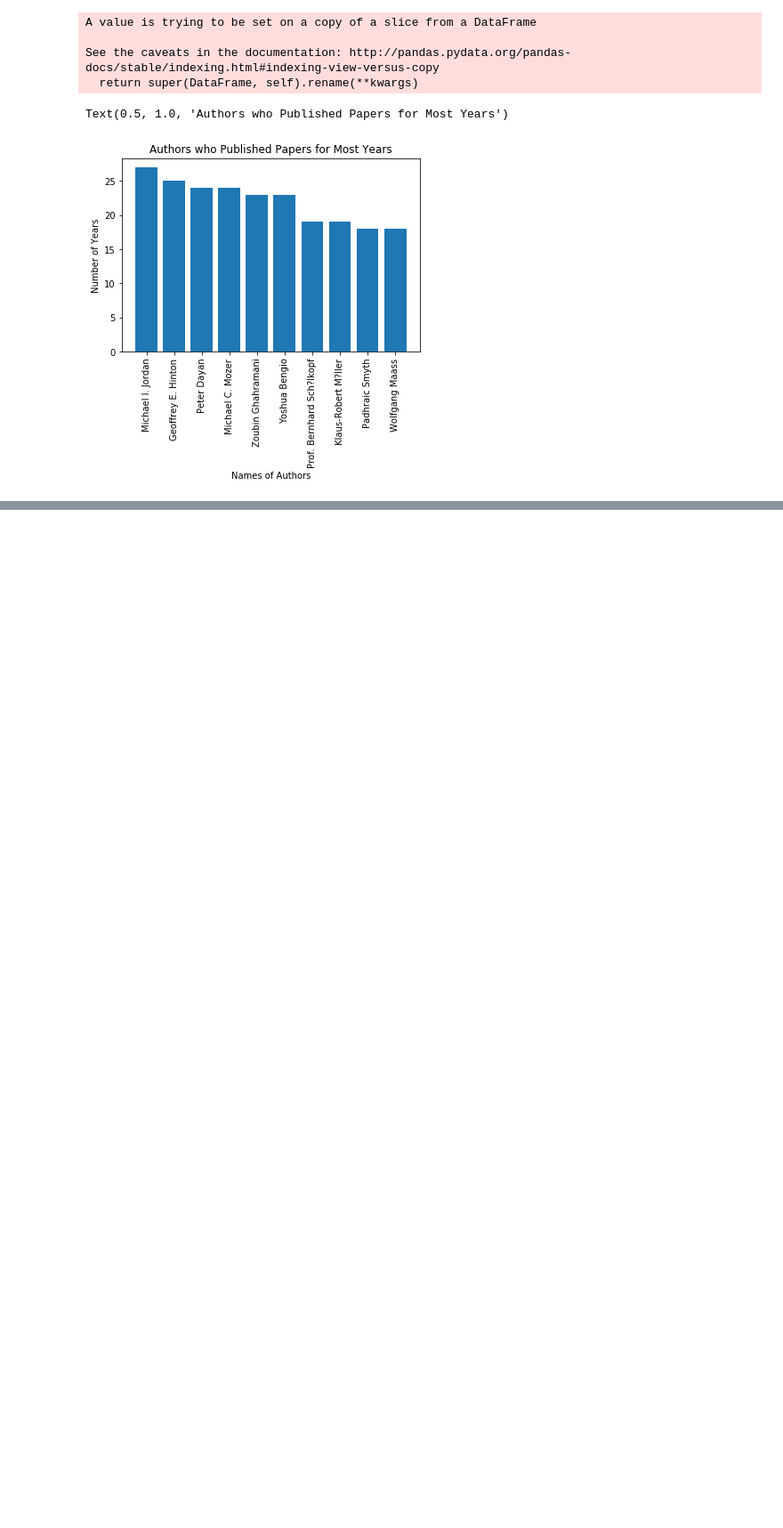
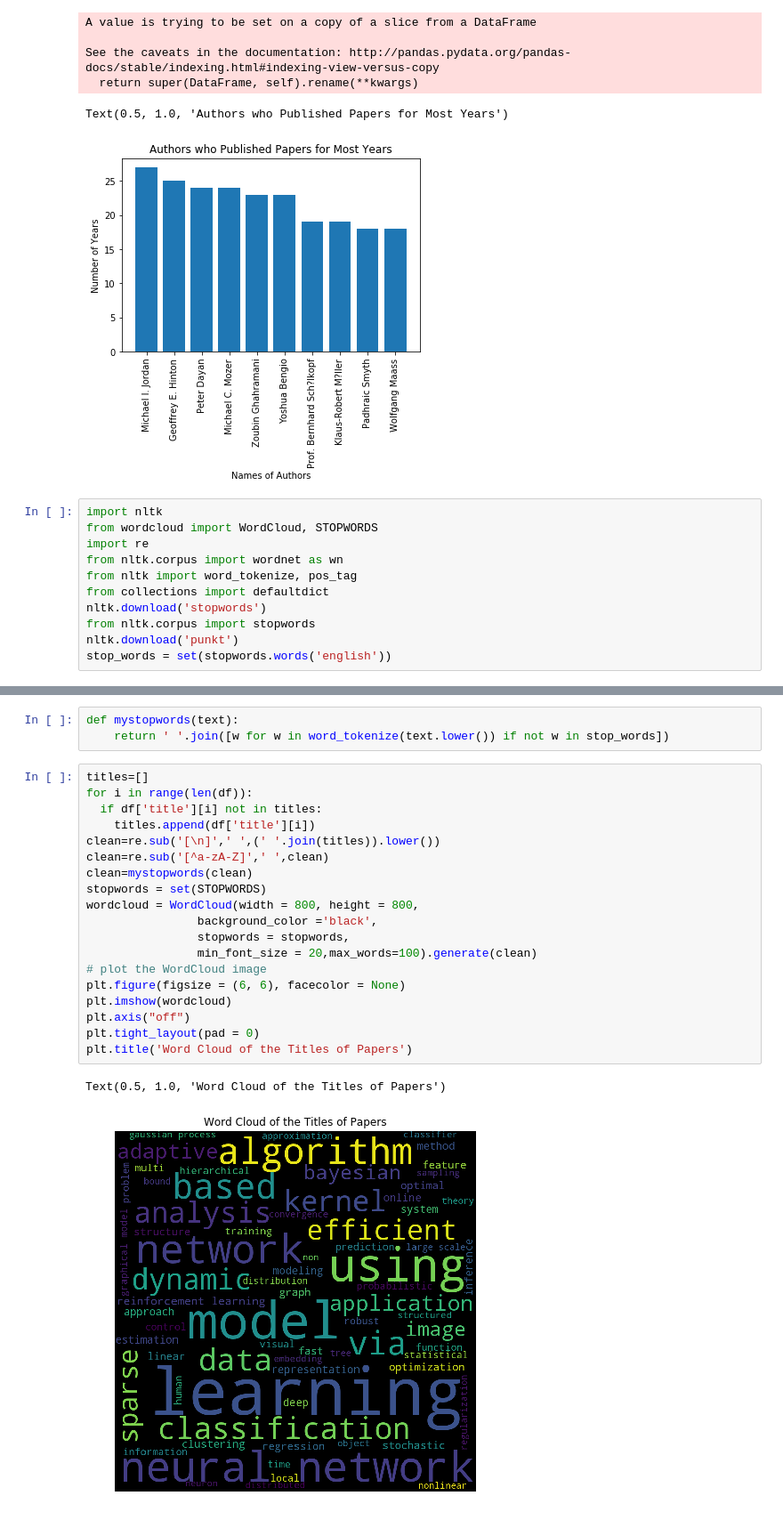
Before and after one commit to manashpratim/NIPS-Analysis, a Jupyter notebook: NIPS_Analysis.ipynb, the cells around one changed output, grey strips where cells are left out. Shown: that part at 89% size. Cells and saved outputs as stored; diff of their text form; blank space fills up the shorter version.

```diff
--- a/NIPS_Analysis.ipynb
+++ b/NIPS_Analysis.ipynb
@@ -109,3 +109,14 @@ See the caveats in the documentation: http://pandas.pydata.org/pandas-docs/stabl
   return super(DataFrame, self).rename(**kwargs)
 Text(0.5, 1.0, 'Authors who Published Papers for Most Years')
 [figure]
+# %%
+import nltk
+from wordcloud import WordCloud, STOPWORDS
+import re
+from nltk.corpus import wordnet as wn
+from nltk import word_tokenize, pos_tag
+from collections import defaultdict
+nltk.download('stopwords')
+from nltk.corpus import stopwords
+nltk.download('punkt')
+stop_words = set(stopwords.words('english'))
@@ -111,0 +128,25 @@ Text(0.5, 1.0, 'Authors who Published Papers for Most Years')
+# %%
+def mystopwords(text):
+    return ' '.join([w for w in word_tokenize(text.lower()) if not w in stop_words])
+# %%
+titles=[]
+for i in range(len(df)):
+  if df['title'][i] not in titles:
+    titles.append(df['title'][i])
+clean=re.sub('[\n]',' ',(' '.join(titles)).lower())
+clean=re.sub('[^a-zA-Z]',' ',clean)
+clean=mystopwords(clean)
+stopwords = set(STOPWORDS)
+wordcloud = WordCloud(width = 800, height = 800,
+                background_color ='black',
+                stopwords = stopwords,
+                min_font_size = 20,max_words=100).generate(clean)
+# plot the WordCloud image
+plt.figure(figsize = (6, 6), facecolor = None)
+plt.imshow(wordcloud)
+plt.axis("off")
+plt.tight_layout(pad = 0)
+plt.title('Word Cloud of the Titles of Papers')
+# %% [output]
+Text(0.5, 1.0, 'Word Cloud of the Titles of Papers')
+[figure, added]
```
Also changed, not shown: parts of 1 cell of this notebook.
